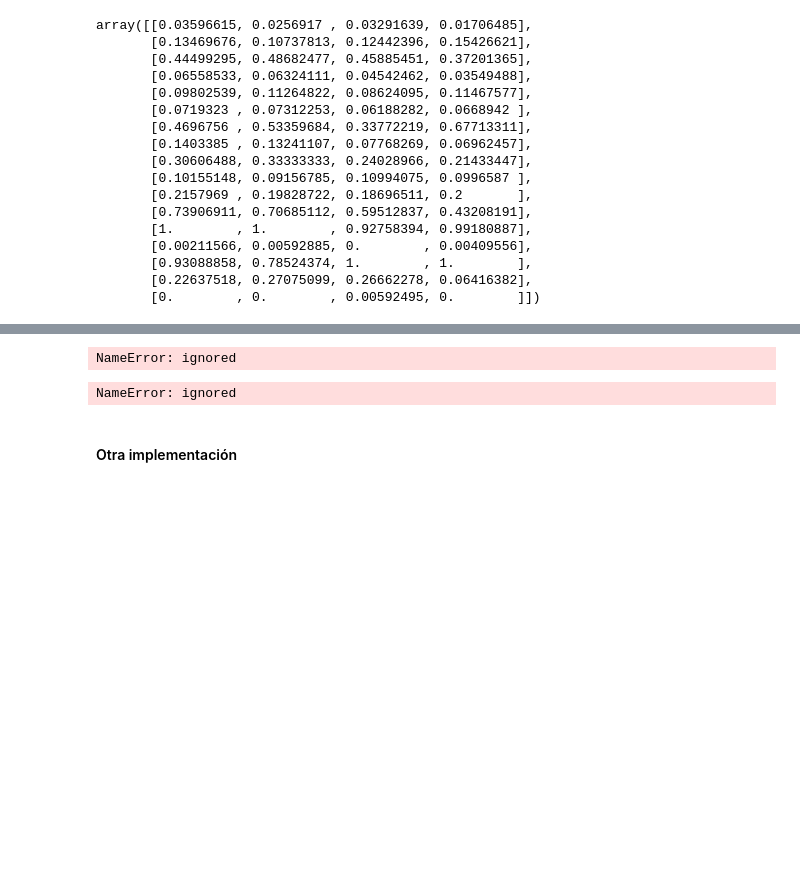
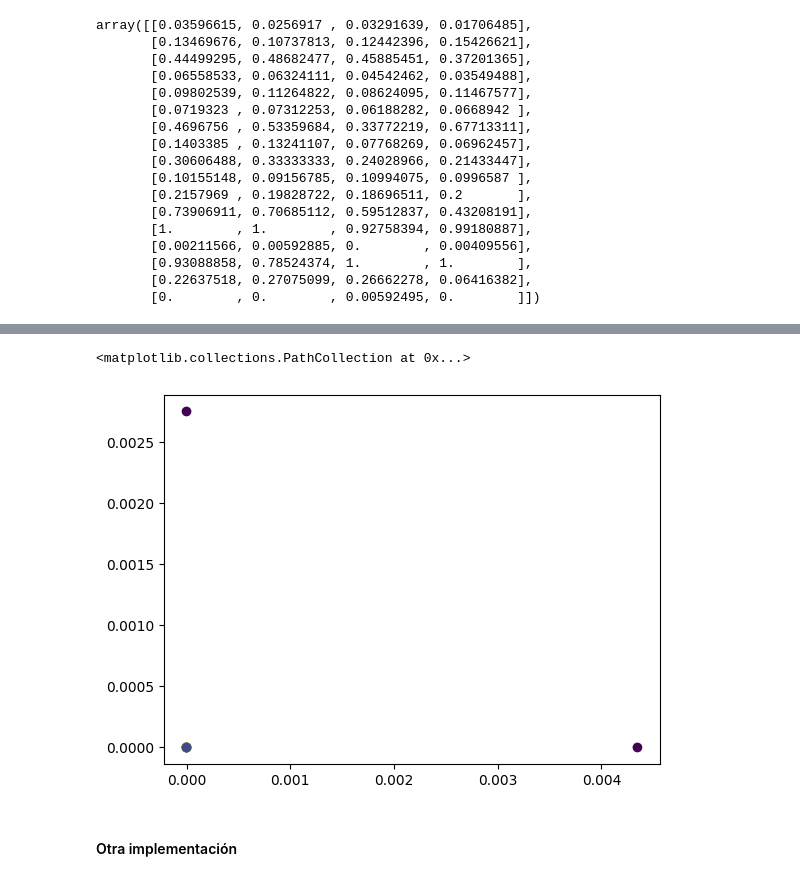
Before and after one commit to andreadelou/Laboratorio-5-Autocodificadores-DS, a Jupyter notebook: Laboratorio5_DS.ipynb, the cells around one changed output, grey strips where cells are left out. Cells and saved outputs as stored; diff of their text form; code cells hidden in the pictures; blank space fills up the shorter version.

```diff
--- a/Laboratorio5_DS.ipynb
+++ b/Laboratorio5_DS.ipynb
@@ -208,18 +213,21 @@ array([[0.        , 0.04059799],
 # %%
+y = df['England']
+
 plt.scatter(codificado_2dim[:, 0],
             codificado_2dim[:, 1],
             c = y)
 # %% [output]
-NameError: ignored
+<matplotlib.collections.PathCollection at 0x...>
+[figure, added]
 # %%
+import plotly.express as px
+
 fig = px.scatter(x = codificado_2dim[:, 0],
                  y = codificado_2dim[:, 1],
                  color = y,
                  width = 700,
                  height = 500)
 fig.show()
-# %% [output]
-NameError: ignored
 # %% [markdown]
 #### Otra implementación
 # %%
```
Also changed, not shown: parts of 7 cells of this notebook, 1 other file.
